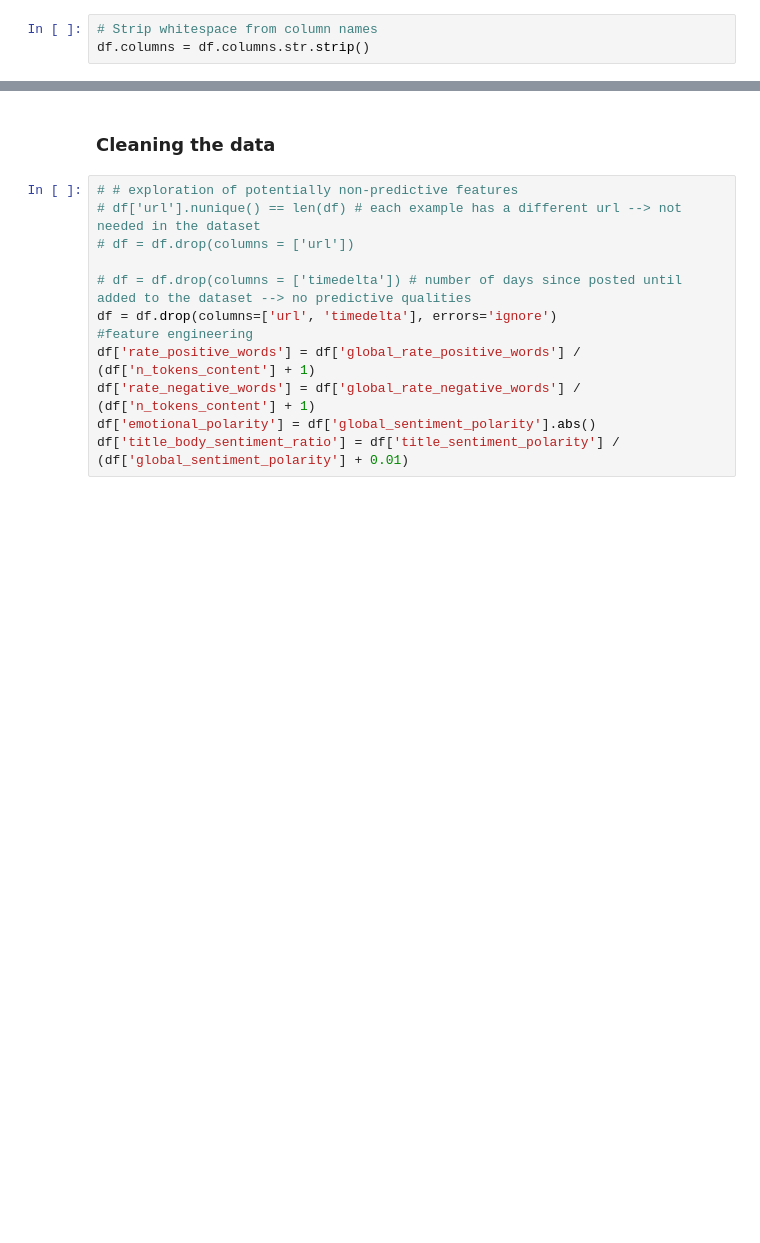
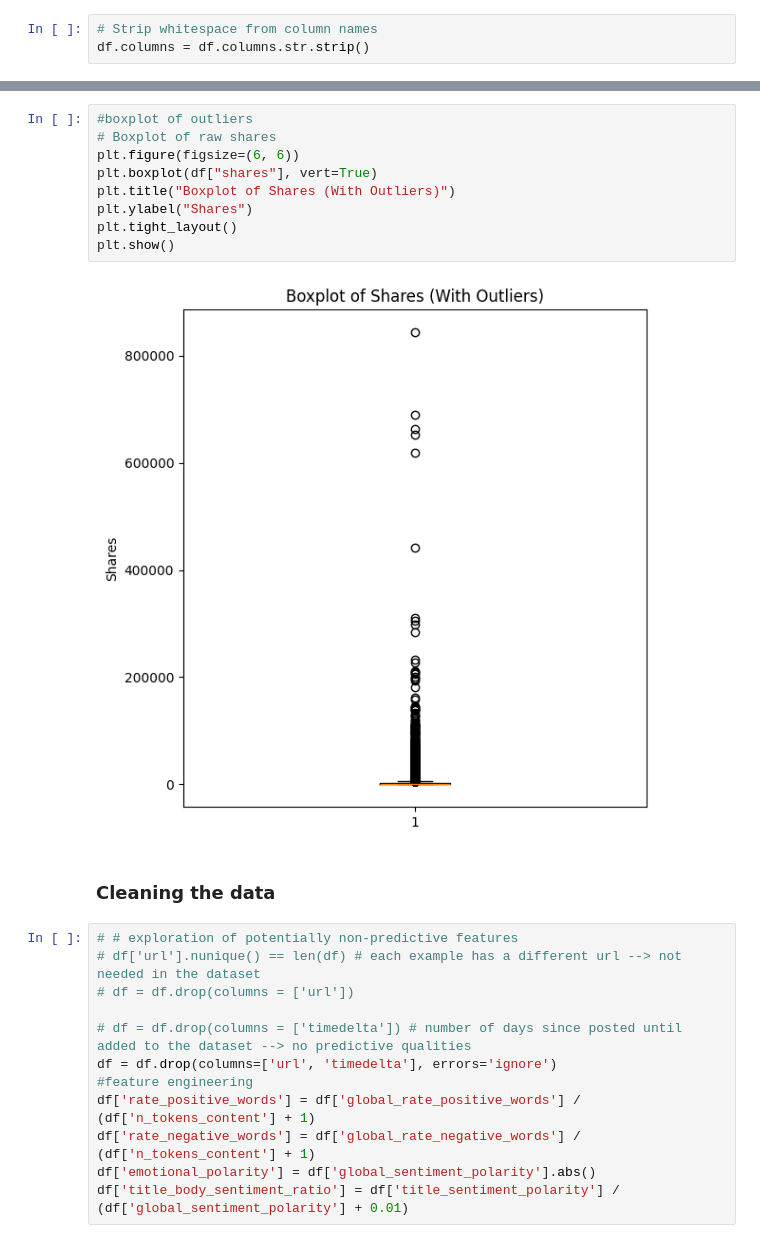
Before and after one commit to madwirblet/CIS4930-Final-Project, a Jupyter notebook: final.ipynb, the cells around one changed output, grey strips where cells are left out. Saved outputs shown, nothing was run; the diff lists cells and outputs as text; blank space fills up the shorter version.

```diff
--- a/final.ipynb
+++ b/final.ipynb
@@ -68,3 +135,14 @@ print("Columns with inf:", inf_cols)
+# %%
+#boxplot of outliers
+# Boxplot of raw shares
+plt.figure(figsize=(6, 6))
+plt.boxplot(df["shares"], vert=True)
+plt.title("Boxplot of Shares (With Outliers)")
+plt.ylabel("Shares")
+plt.tight_layout()
+plt.show()
+# %% [output]
+[figure, added]
 # %% [markdown]
 ### Cleaning the data
 # %%
```
Also changed, not shown: parts of 7 cells of this notebook.
